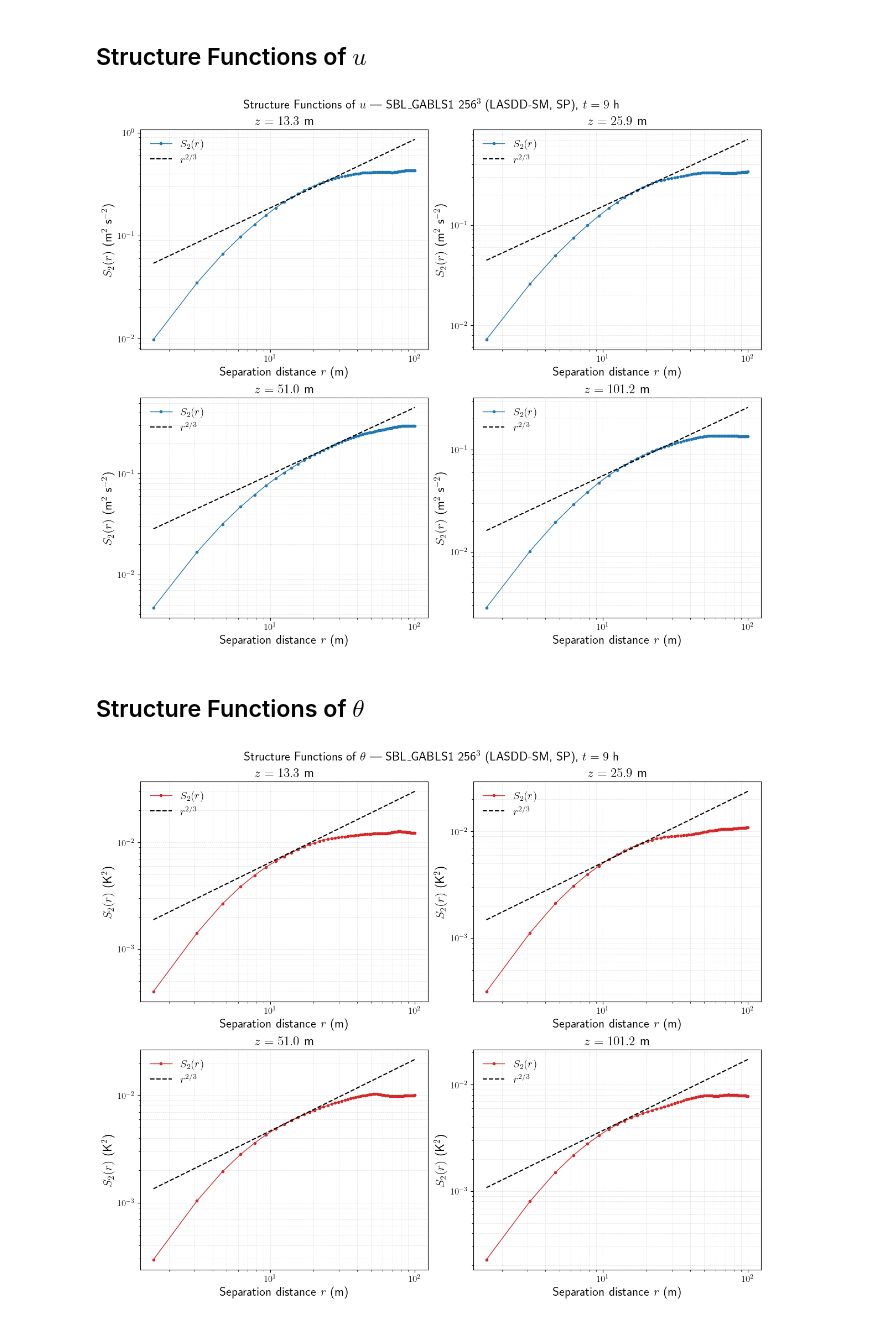
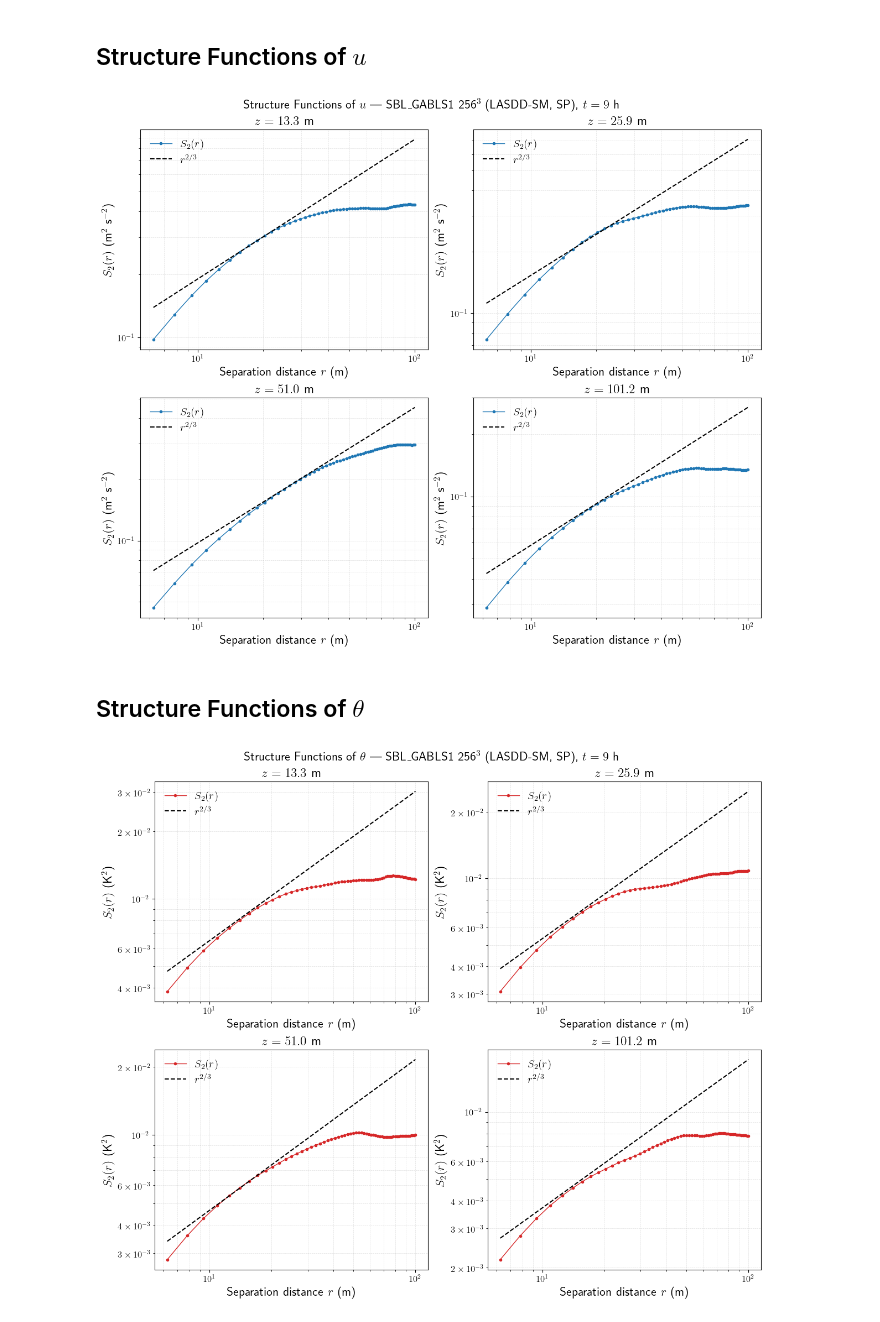
Before and after one commit to Sukantabasu/jax-alfa, a Jupyter notebook: docs/source/examples/SBL_GABLS1/notebooks/SBL_GABLS1_StructureFunctions.ipynb, the cells around one changed output. Cells and saved outputs as stored; diff of their text form; code cells hidden in the pictures.

```diff
--- a/docs/source/examples/SBL_GABLS1/notebooks/SBL_GABLS1_StructureFunctions.ipynb
+++ b/docs/source/examples/SBL_GABLS1/notebooks/SBL_GABLS1_StructureFunctions.ipynb
@@ -124,16 +126,17 @@ fig, axs = plt.subplots(2, 2, figsize=(12, 10), constrained_layout=True)
 axs = axs.flatten()
 
 max_r   = nx // 4
-A_ref_u = [4e-2, 3.3e-2, 2.1e-2, 1.2e-2]   # one pre-factor per height level; adjust to shift r^{2/3}
+min_r   = 4          # skip sub-filter range (FGR=2 zeros modes above n=nx/4, smooth below 4dx)
+A_ref_u = [4.1e-2, 3.3e-2, 2.1e-2, 1.25e-2]   # one pre-factor per height level; adjust to shift r^{2/3}
 
 for i, k in enumerate(k_levels):
     S, rr = StructureFunction1D_LES(u3D[:, :, k], max_r=max_r)
     r_m = rr * dx
 
     ax = axs[i]
-    ax.loglog(r_m, S[1], color='tab:blue', marker='o',
+    ax.loglog(r_m[min_r-1:], S[1, min_r-1:], color='tab:blue', marker='o',
               markevery=1, markersize=3, linewidth=1.0, label=r'$S_2(r)$')
-    ax.loglog(r_m, A_ref_u[i] * r_m ** (2 / 3), 'k--', linewidth=1.5, label=r'$r^{2/3}$')
+    ax.loglog(r_m[min_r-1:], A_ref_u[i] * r_m[min_r-1:] ** (2 / 3), 'k--', linewidth=1.5, label=r'$r^{2/3}$')
 
     ax.set_title(rf'$z = {z_labels[i]}$ m')
     ax.set_xlabel(r'Separation distance $r$ (m)')
@@ -144,32 +147,33 @@ for i, k in enumerate(k_levels):
 fig.suptitle(r'Structure Functions of $u$ — SBL\_GABLS1 256$^3$ (LASDD-SM, SP), $t=9$ h', fontsize=16)
 plt.show()
 # %% [output]
-[figure, old version]
+[figure, new version]
 # %% [markdown]
 ## Structure Functions of $\theta$
 # %%
 fig, axs = plt.subplots(2, 2, figsize=(12, 10), constrained_layout=True)
 axs = axs.flatten()
 
 max_r    = nx // 4
-A_ref_th = [1.4e-3, 1.1e-3, 1e-3, 0.8e-3]   # one pre-factor per height level; adjust to shift r^{2/3}
+min_r    = 4          # skip sub-filter range (FGR=2 zeros modes above n=nx/4, smooth below 4dx)
+A_ref_th = [1.4e-3, 1.15e-3, 1e-3, 0.8e-3]   # one pre-factor per height level; adjust to shift r^{2/3}
 
 for i, k in enumerate(k_levels):
     S, rr = StructureFunction1D_LES(TH3D[:, :, k], max_r=max_r)
     r_m = rr * dx
 
     ax = axs[i]
-    ax.loglog(r_m, S[1], color='tab:red', marker='o',
+    ax.loglog(r_m[min_r-1:], S[1, min_r-1:], color='tab:red', marker='o',
               markevery=1, markersize=3, linewidth=1.0, label=r'$S_2(r)$')
-    ax.loglog(r_m, A_ref_th[i] * r_m ** (2 / 3), 'k--', linewidth=1.5, label=r'$r^{2/3}$')
+    ax.loglog(r_m[min_r-1:], A_ref_th[i] * r_m[min_r-1:] ** (2 / 3), 'k--', linewidth=1.5, label=r'$r^{2/3}$')
 
     ax.set_title(rf'$z = {z_labels[i]}$ m')
     ax.set_xlabel(r'Separation distance $r$ (m)')
     ax.set_ylabel(r'$S_2(r)$ (K$^2$)')
     ax.legend(frameon=False)
     ax.grid(True, which='both', ls='--', alpha=0.4)
 
 fig.suptitle(r'Structure Functions of $\theta$ — SBL\_GABLS1 256$^3$ (LASDD-SM, SP), $t=9$ h', fontsize=16)
 plt.show()
 # %% [output]
-[figure, old version]
+[figure, new version]
```
Also changed, not shown: parts of 1 cell of this notebook, 2 other files.
